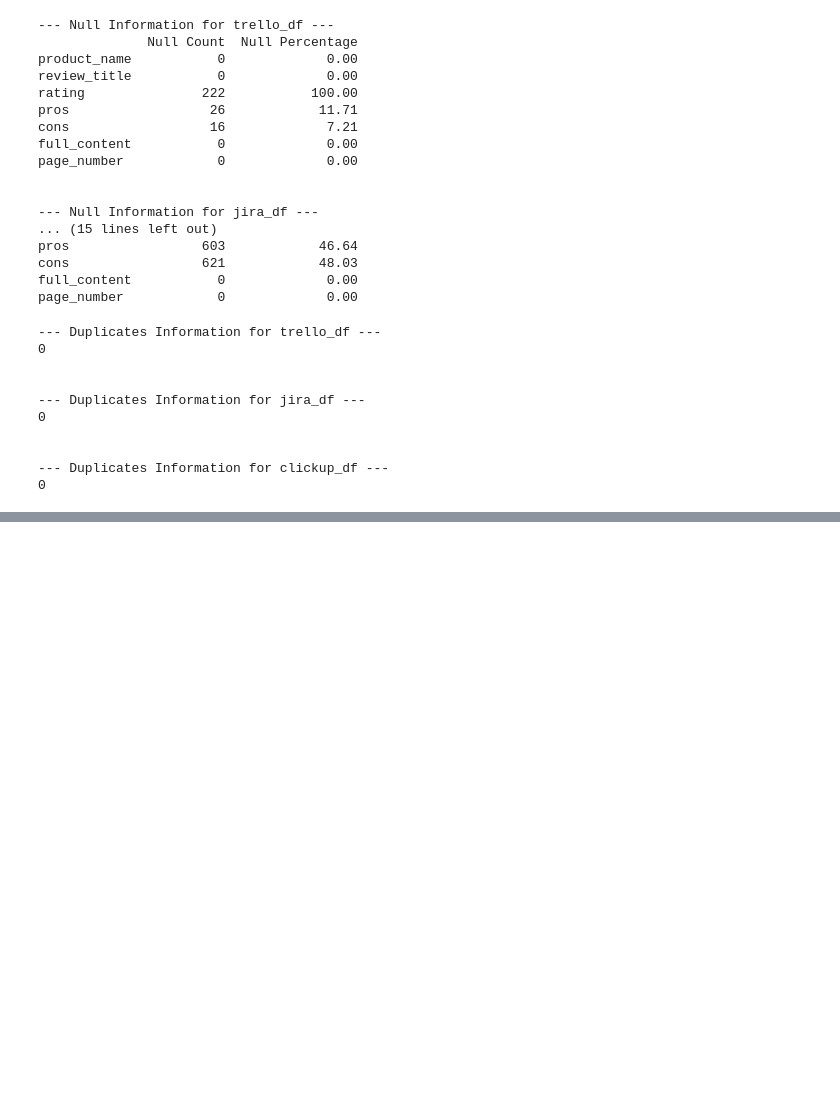
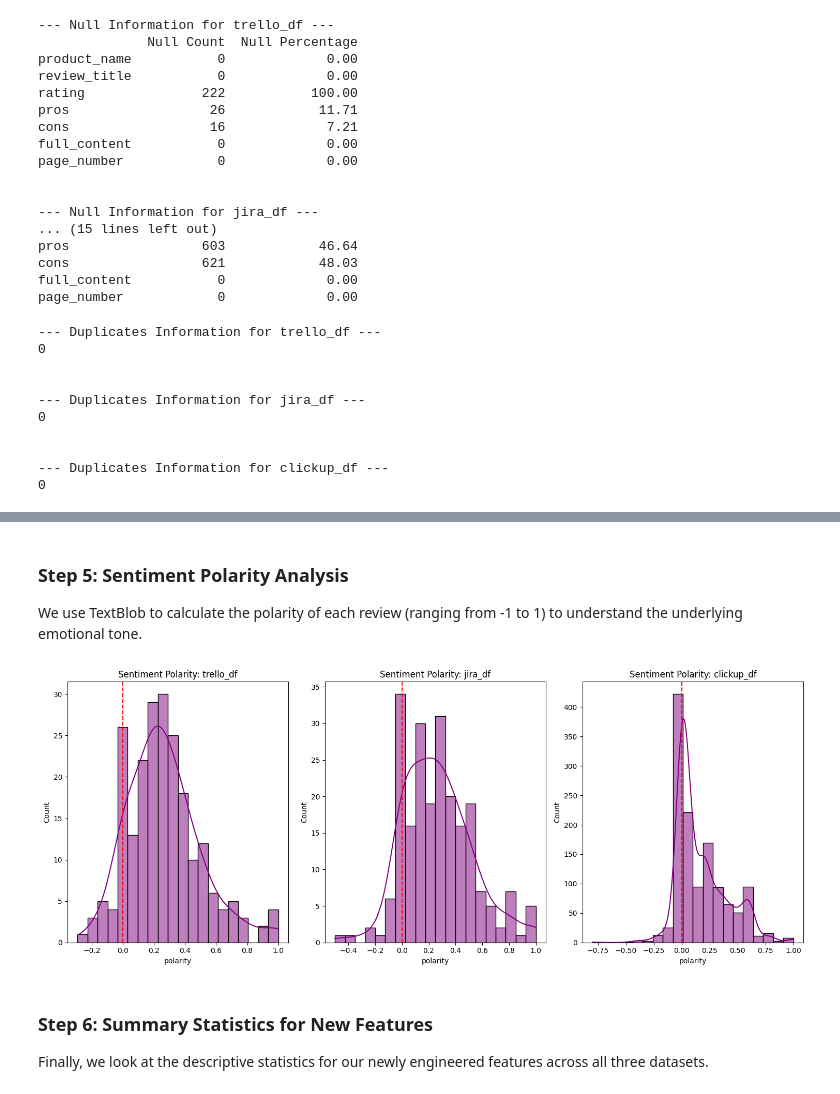
Before and after one commit to LatiefDataVisionary/pm-tools-absa-analysis, a Jupyter notebook: notebook/EDA_Clean_TrustRadius.ipynb, the cells around one changed output, grey strips where cells are left out. Saved outputs shown, nothing was run; the diff lists cells and outputs as text; code cells hidden in the pictures; blank space fills up the shorter version.

```diff
--- a/notebook/EDA_Clean_TrustRadius.ipynb
+++ b/notebook/EDA_Clean_TrustRadius.ipynb
@@ -206,0 +318,22 @@ for df_name, df in dataframes.items():
+# %% [markdown]
+### Step 5: Sentiment Polarity Analysis
+We use TextBlob to calculate the polarity of each review (ranging from -1 to 1) to understand the underlying emotional tone.
+# %%
+from textblob import TextBlob
+
+for name, df in dataframes.items():
+    df['polarity'] = df['full_content'].apply(lambda x: TextBlob(str(x)).sentiment.polarity)
+
+plt.figure(figsize=(15, 6))
+for i, (name, df) in enumerate(dataframes.items()):
+    plt.subplot(1, 3, i+1)
+    sns.histplot(df['polarity'], bins=20, kde=True, color='purple')
+    plt.title(f'Sentiment Polarity: {name}')
+    plt.axvline(0, color='red', linestyle='--')
+plt.tight_layout()
+plt.show()
+# %% [output]
+[figure, added]
+# %% [markdown]
+### Step 6: Summary Statistics for New Features
+Finally, we look at the descriptive statistics for our newly engineered features across all three datasets.
```
Also changed, not shown: parts of 17 cells of this notebook.
